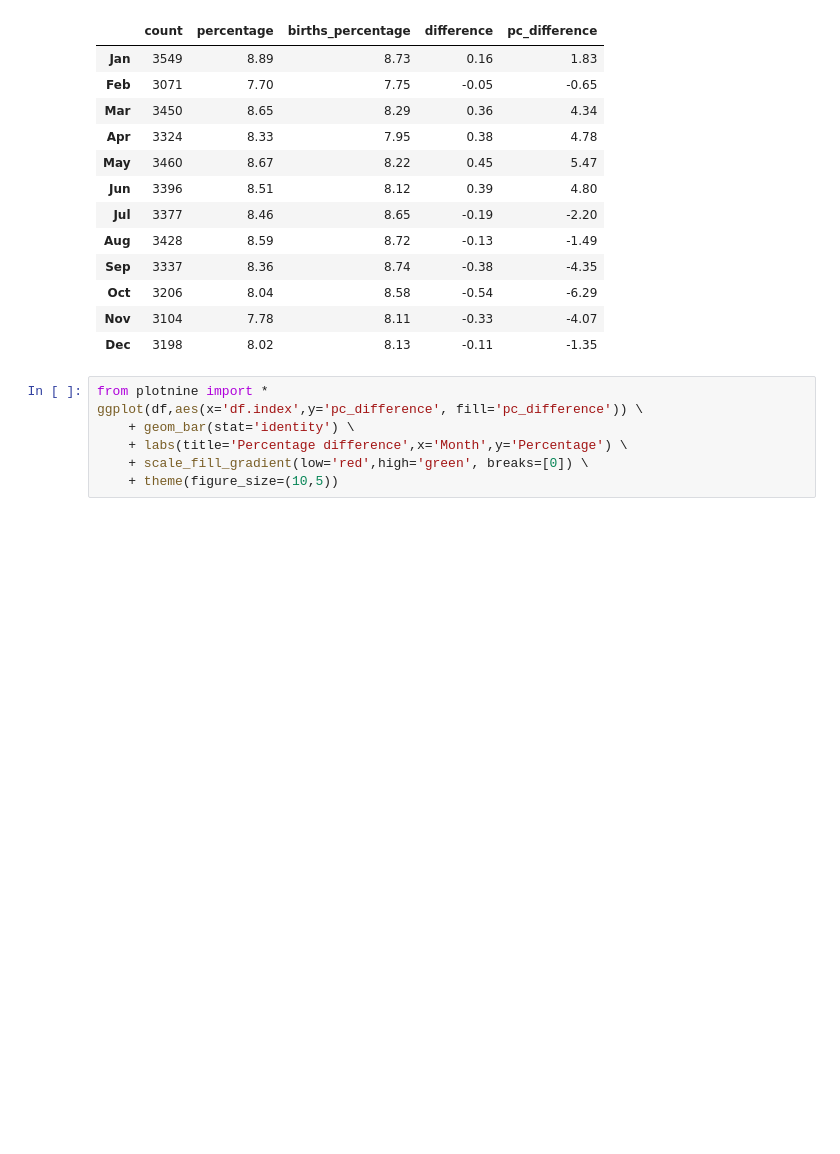
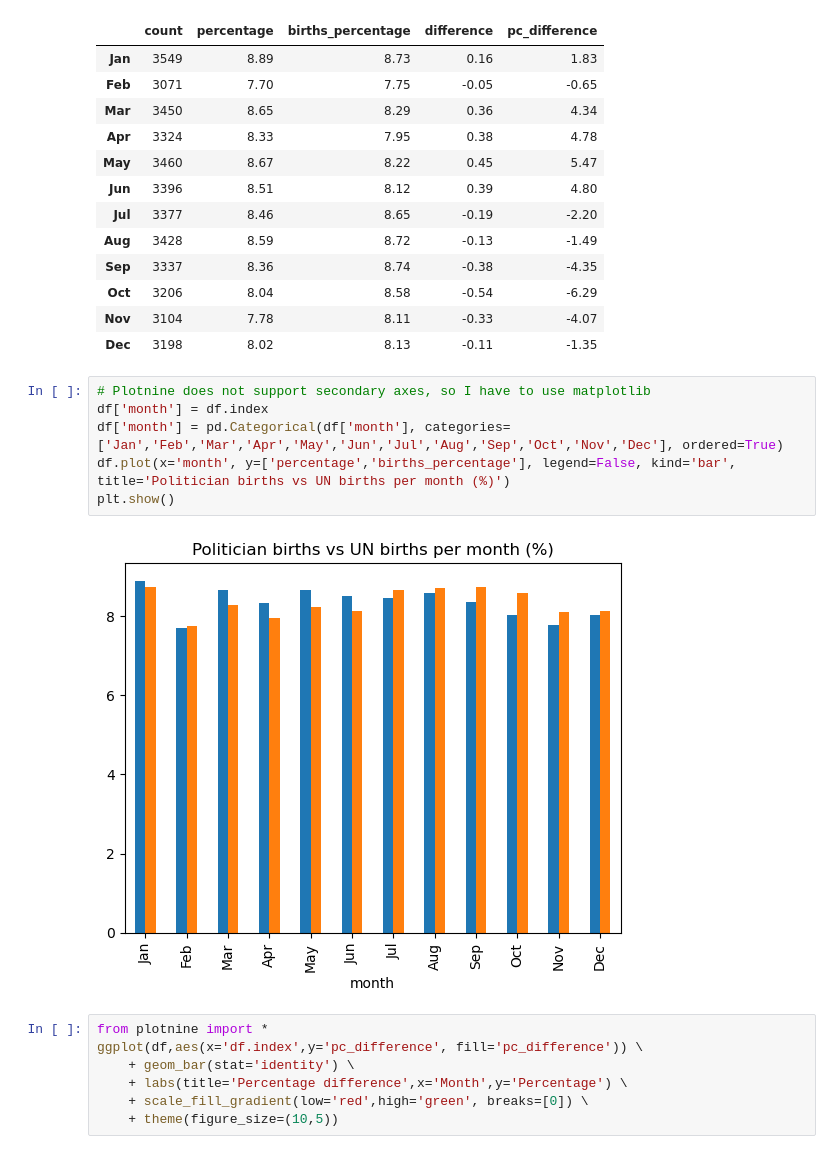
Before and after one commit to OjasSB/DS105, a Jupyter notebook: notebooks/Analysis with selected data.ipynb, the cells around one changed output. Cells and saved outputs as stored; diff of their text form; blank space fills up the shorter version.

Commit message:
added dual-plot

```diff
--- a/notebooks/Analysis with selected data.ipynb
+++ b/notebooks/Analysis with selected data.ipynb
@@ -114,6 +119,14 @@ df
 | Oct | 3206 | 8.04 | 8.58 | -0.54 | -6.29 |
 | Nov | 3104 | 7.78 | 8.11 | -0.33 | -4.07 |
 | Dec | 3198 | 8.02 | 8.13 | -0.11 | -1.35 |
+# %%
+# Plotnine does not support secondary axes, so I have to use matplotlib
+df['month'] = df.index
+df['month'] = pd.Categorical(df['month'], categories=['Jan','Feb','Mar','Apr','May','Jun','Jul','Aug','Sep','Oct','Nov','Dec'], ordered=True)
+df.plot(x='month', y=['percentage','births_percentage'], legend=False, kind='bar', title='Politician births vs UN births per month (%)')
+plt.show()
+# %% [output]
+[figure, added]
 # %%
 from plotnine import *
 ggplot(df,aes(x='df.index',y='pc_difference', fill='pc_difference')) \
```
Also changed, not shown: parts of 1 cell of this notebook.
